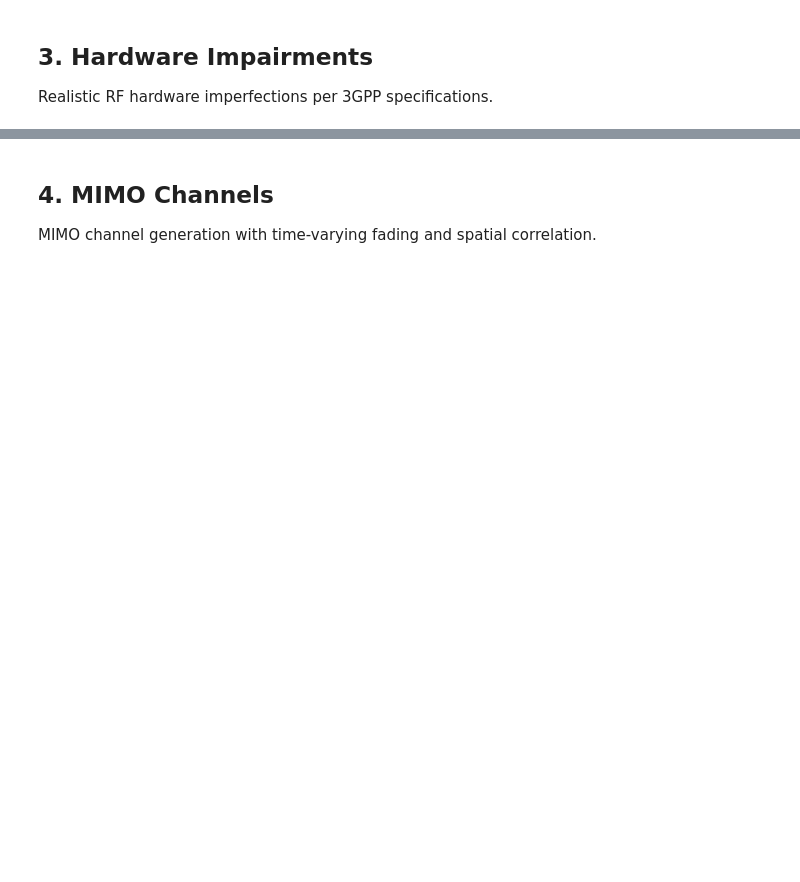
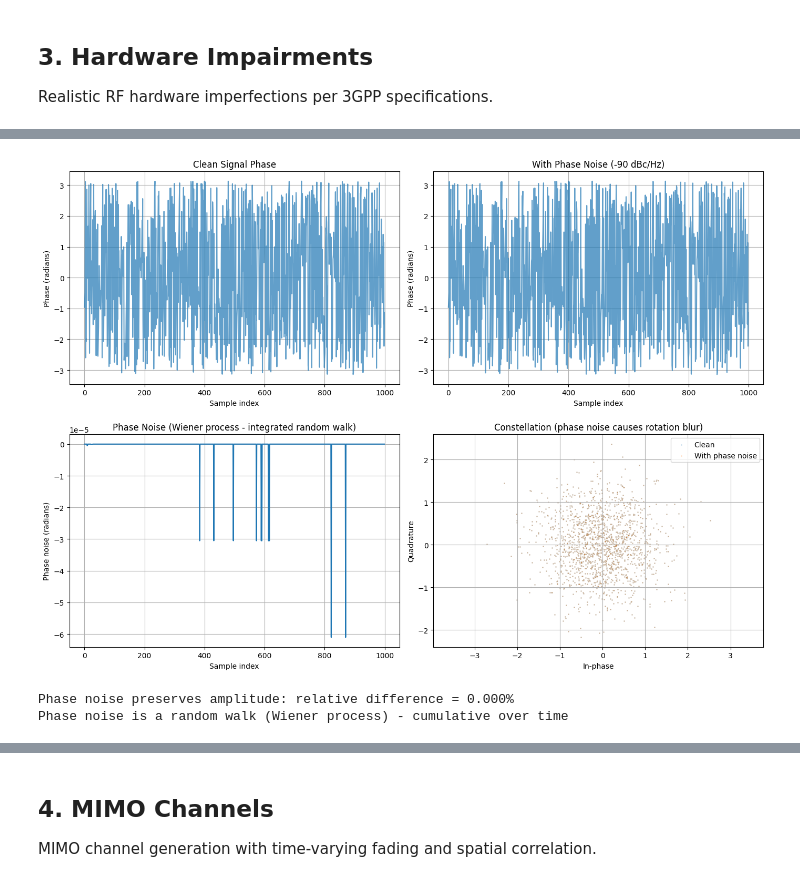
Before and after one commit to chenhao1umbc/dataset_RFSS, a Jupyter notebook: check/demo_phase1_2.ipynb, the cells around one changed output, grey strips where cells are left out. Cells and saved outputs as stored; diff of their text form; code cells hidden in the pictures; blank space fills up the shorter version.

```diff
--- a/check/demo_phase1_2.ipynb
+++ b/check/demo_phase1_2.ipynb
@@ -273,0 +405,62 @@ plt.show()
+# %%
+# Phase noise effect - showing phase variation over time
+fig, axes = plt.subplots(2, 2, figsize=(14, 10))
+
+# Generate multiple realizations to show randomness
+pn_level = -90
+
+# Clean signal phase
+clean_subset = clean_signal[:1000].cpu().numpy()
+clean_phase = np.angle(clean_subset)
+
+axes[0, 0].plot(clean_phase, alpha=0.7)
+axes[0, 0].set_xlabel('Sample index')
+axes[0, 0].set_ylabel('Phase (radians)')
+axes[0, 0].set_title('Clean Signal Phase')
+axes[0, 0].grid(True)
+
+# With phase noise - show phase variation
+with_pn = apply_phase_noise(clean_signal[:1000], phase_noise_dbc_hz=pn_level, sample_rate=lte_sample_rate)
+pn_phase = np.angle(with_pn.cpu().numpy())
+
+axes[0, 1].plot(pn_phase, alpha=0.7)
+axes[0, 1].set_xlabel('Sample index')
+axes[0, 1].set_ylabel('Phase (radians)')
+axes[0, 1].set_title(f'With Phase Noise ({pn_level} dBc/Hz)')
+axes[0, 1].grid(True)
+
+# Phase difference (the actual phase noise)
+phase_diff = np.unwrap(pn_phase) - np.unwrap(clean_phase)
+axes[1, 0].plot(phase_diff)
+axes[1, 0].set_xlabel('Sample index')
+axes[1, 0].set_ylabel('Phase noise (radians)')
+axes[1, 0].set_title('Phase Noise (Wiener process - integrated random walk)')
+axes[1, 0].grid(True)
+
+# Constellation comparison
+clean_np = clean_signal.cpu().numpy()[::10]
+pn_full = apply_phase_noise(clean_signal, phase_noise_dbc_hz=pn_level, sample_rate=lte_sample_rate)
+pn_np = pn_full.cpu().numpy()[::10]
+
+axes[1, 1].scatter(clean_np.real, clean_np.imag, alpha=0.2, s=1, label='Clean')
+axes[1, 1].scatter(pn_np.real, pn_np.imag, alpha=0.2, s=1, label='With phase noise')
+axes[1, 1].set_xlabel('In-phase')
+axes[1, 1].set_ylabel('Quadrature')
+axes[1, 1].set_title('Constellation (phase noise causes rotation blur)')
+axes[1, 1].grid(True)
+axes[1, 1].axis('equal')
+axes[1, 1].legend()
+
+plt.tight_layout()
+plt.show()
+
+# Show phase noise preserves amplitude
+amp_original = torch.abs(clean_signal)
+amp_noisy = torch.abs(pn_full)
+relative_diff = torch.mean(torch.abs(amp_original - amp_noisy) / amp_original).item()
+print(f"Phase noise preserves amplitude: relative difference = {relative_diff*100:.3f}%")
+print(f"Phase noise is a random walk (Wiener process) - cumulative over time")
+# %% [output]
+[figure, added]
+Phase noise preserves amplitude: relative difference = 0.000%
+Phase noise is a random walk (Wiener process) - cumulative over time
```
Also changed, not shown: parts of 15 cells of this notebook, 6 other files.
